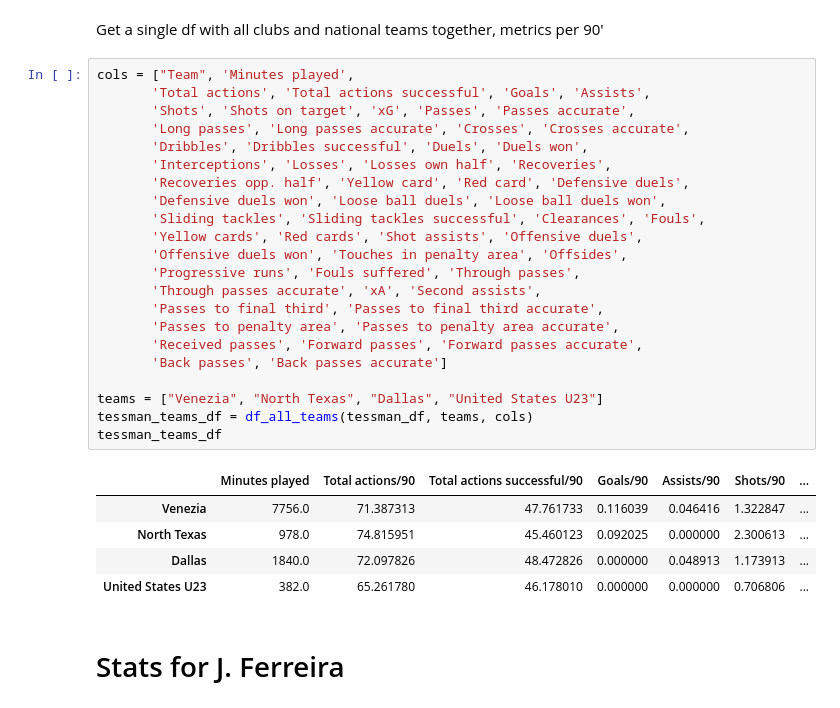
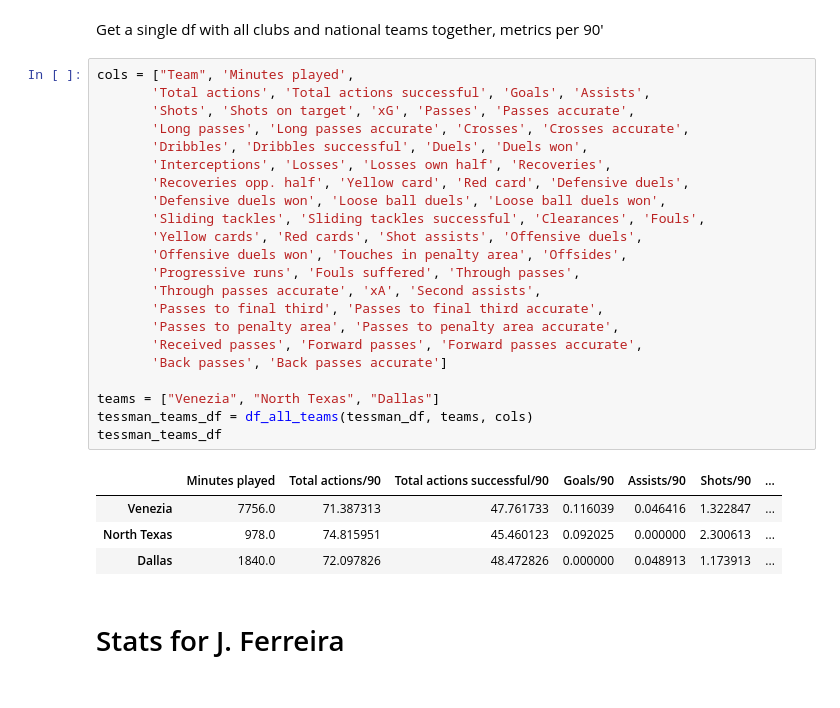
Before and after one commit to Tommy-Las/FootballAnalytics-FinalProject, a Jupyter notebook: player_stats.ipynb, the cells around one changed output. Saved outputs shown, nothing was run; the diff lists cells and outputs as text.

```diff
--- a/player_stats.ipynb
+++ b/player_stats.ipynb
@@ -462,31 +464,30 @@ Get a single df with all clubs and national teams together, metrics per 90'
 # %%
 cols = ["Team", 'Minutes played',
        'Total actions', 'Total actions successful', 'Goals', 'Assists',
        'Shots', 'Shots on target', 'xG', 'Passes', 'Passes accurate',
        'Long passes', 'Long passes accurate', 'Crosses', 'Crosses accurate',
        'Dribbles', 'Dribbles successful', 'Duels', 'Duels won',
        'Interceptions', 'Losses', 'Losses own half', 'Recoveries',
        'Recoveries opp. half', 'Yellow card', 'Red card', 'Defensive duels',
        'Defensive duels won', 'Loose ball duels', 'Loose ball duels won',
        'Sliding tackles', 'Sliding tackles successful', 'Clearances', 'Fouls',
        'Yellow cards', 'Red cards', 'Shot assists', 'Offensive duels',
        'Offensive duels won', 'Touches in penalty area', 'Offsides',
        'Progressive runs', 'Fouls suffered', 'Through passes',
        'Through passes accurate', 'xA', 'Second assists',
        'Passes to final third', 'Passes to final third accurate',
        'Passes to penalty area', 'Passes to penalty area accurate',
        'Received passes', 'Forward passes', 'Forward passes accurate',
        'Back passes', 'Back passes accurate']
 
-teams = ["Venezia", "North Texas", "Dallas", "United States U23"]
+teams = ["Venezia", "North Texas", "Dallas"]
 tessman_teams_df = df_all_teams(tessman_df, teams, cols)
 tessman_teams_df
 # %% [output]
 |  | Minutes played | Total actions/90 | Total actions successful/90 | Goals/90 | Assists/90 | Shots/90 | ... |
 | Venezia | 7756.0 | 71.387313 | 47.761733 | 0.116039 | 0.046416 | 1.322847 | ... |
 | North Texas | 978.0 | 74.815951 | 45.460123 | 0.092025 | 0.000000 | 2.300613 | ... |
 | Dallas | 1840.0 | 72.097826 | 48.472826 | 0.000000 | 0.048913 | 1.173913 | ... |
-| United States U23 | 382.0 | 65.261780 | 46.178010 | 0.000000 | 0.000000 | 0.706806 | ... |
 # %% [markdown]
 # Stats for J. Ferreira
 # %% [markdown]
```
Also changed, not shown: parts of 11 cells of this notebook.
